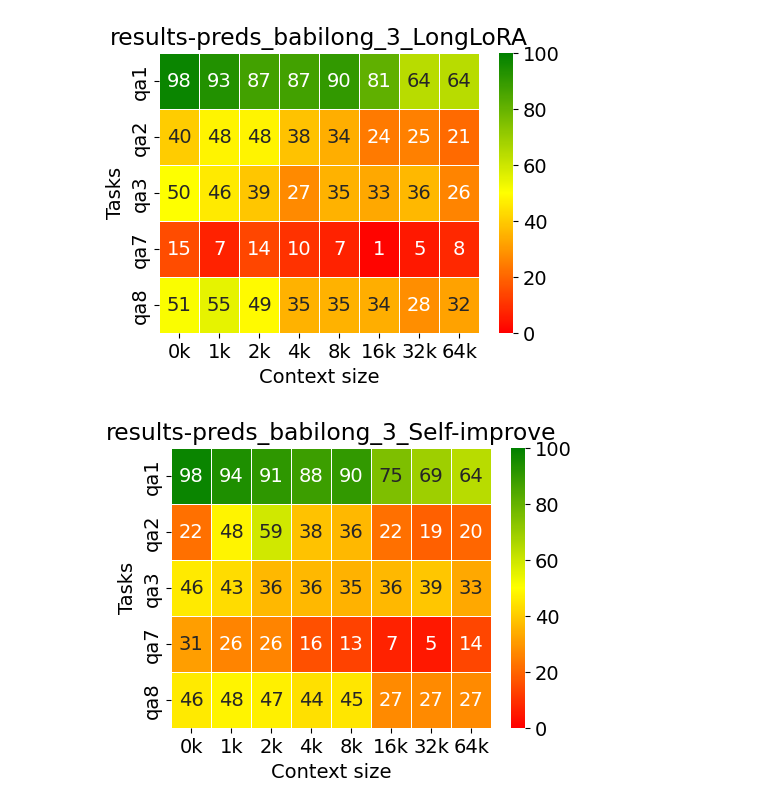
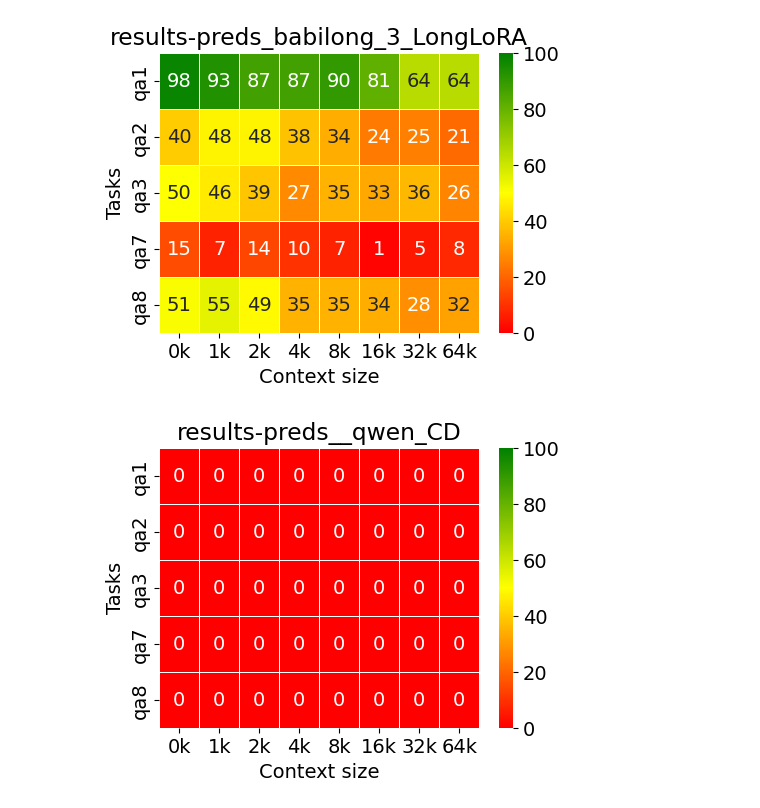
Before and after one commit to ZetangForward/LCM_Stack, a Jupyter notebook: evaluation/babilong/eval.ipynb, the cells around one changed output. Drawn from its saved outputs; the diff is of its cells as text; code cells hidden in the pictures.

```diff
--- a/evaluation/babilong/eval.ipynb
+++ b/evaluation/babilong/eval.ipynb
@@ -262,9 +250,9 @@ res.to_csv(pred_path.replace(".jsonl",".csv"))
 # %% [output]
 [figure]
 # %%
-pred_path = '/mnt/petrelfs/tangzecheng/LCM_Stack/evaluation/babilong/results/preds_babilong_3_Self-improve.jsonl'
+pred_path = '/data/zecheng/LCM_Stack/evaluation/babilong/results/preds__qwen_CD.log.jsonl'
 
 res, return_res = eval_fn(pred_path, None, False)
 res.to_csv(pred_path.replace(".jsonl",".csv"))
 # %% [output]
-[figure, old version]
+[figure, new version]
```
Also changed, not shown: parts of 2 cells of this notebook, 7 other files.
